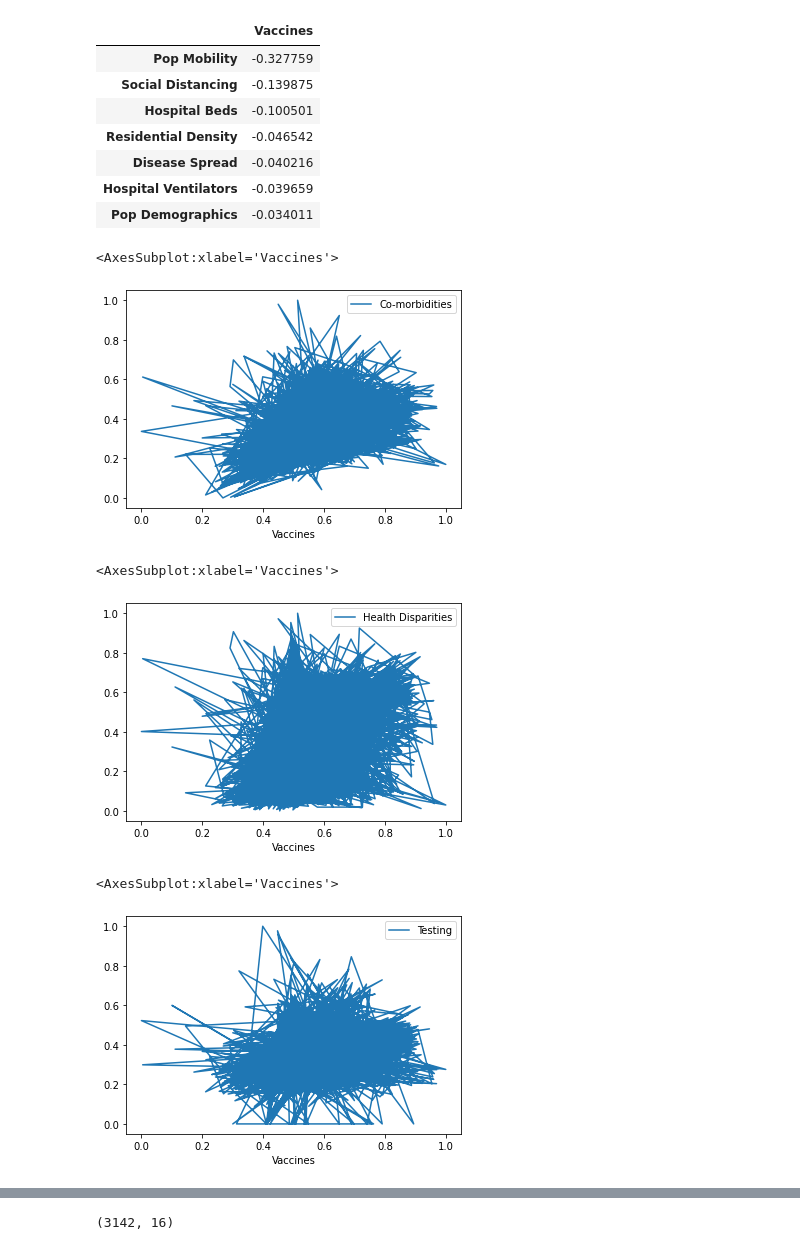
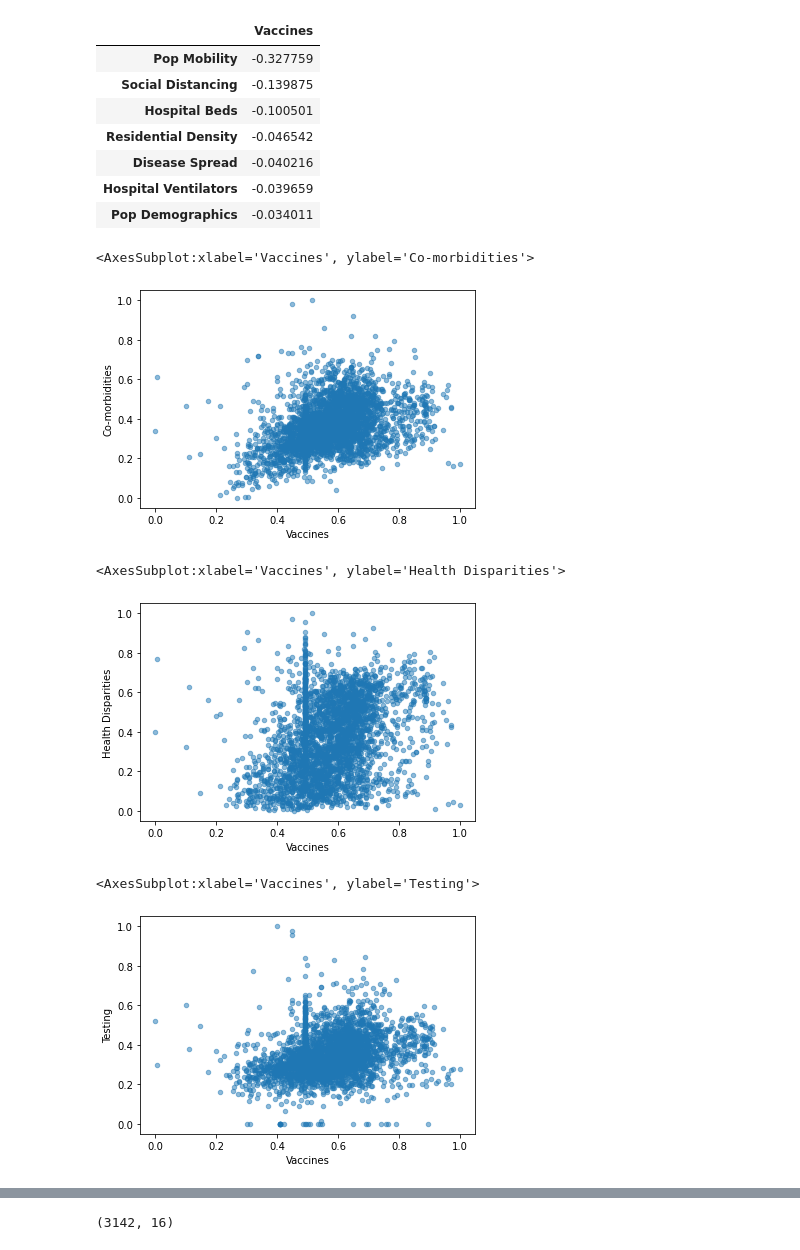
Before and after one commit to ralidimitrova/DS4A_team27, a Jupyter notebook: eda_notebooks/PVI_results.ipynb, the cells around one changed output, grey strips where cells are left out. Drawn from its saved outputs; the diff is of its cells as text; code cells hidden in the pictures.

```diff
--- a/eda_notebooks/PVI_results.ipynb
+++ b/eda_notebooks/PVI_results.ipynb
@@ -261,18 +264,18 @@ corrm["Vaccines"][corrm['Vaccines']<0].sort_values(ascending=True).to_frame()
 | Pop Demographics | -0.034011 |
 # %%
 # Plot vaccines against the other factors
-pvi.plot(x='Vaccines', y='Co-morbidities')
+pvi.plot.scatter(x='Vaccines', y='Co-morbidities', alpha=0.5)
 # %% [output]
-<AxesSubplot:xlabel='Vaccines'>
+<AxesSubplot:xlabel='Vaccines', ylabel='Co-morbidities'>
-[figure, old version]
+[figure, new version]
 # %%
-pvi.plot(x='Vaccines', y='Health Disparities')
+pvi.plot.scatter(x='Vaccines', y='Health Disparities', alpha=0.5)
 # %% [output]
-<AxesSubplot:xlabel='Vaccines'>
+<AxesSubplot:xlabel='Vaccines', ylabel='Health Disparities'>
-[figure, old version]
+[figure, new version]
 # %%
-pvi.plot(x='Vaccines', y='Testing')
+pvi.plot.scatter(x='Vaccines', y='Testing', alpha=0.5)
 # %% [output]
-<AxesSubplot:xlabel='Vaccines'>
+<AxesSubplot:xlabel='Vaccines', ylabel='Testing'>
-[figure, old version]
+[figure, new version]
 # %%
```
Also changed, not shown: parts of 7 cells of this notebook, 3 other files.
